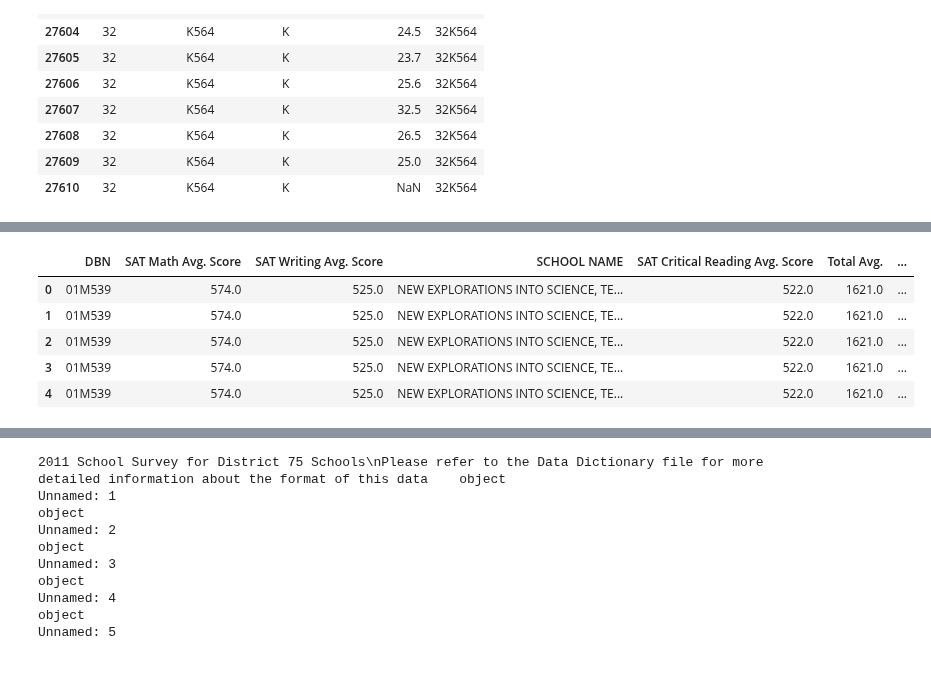
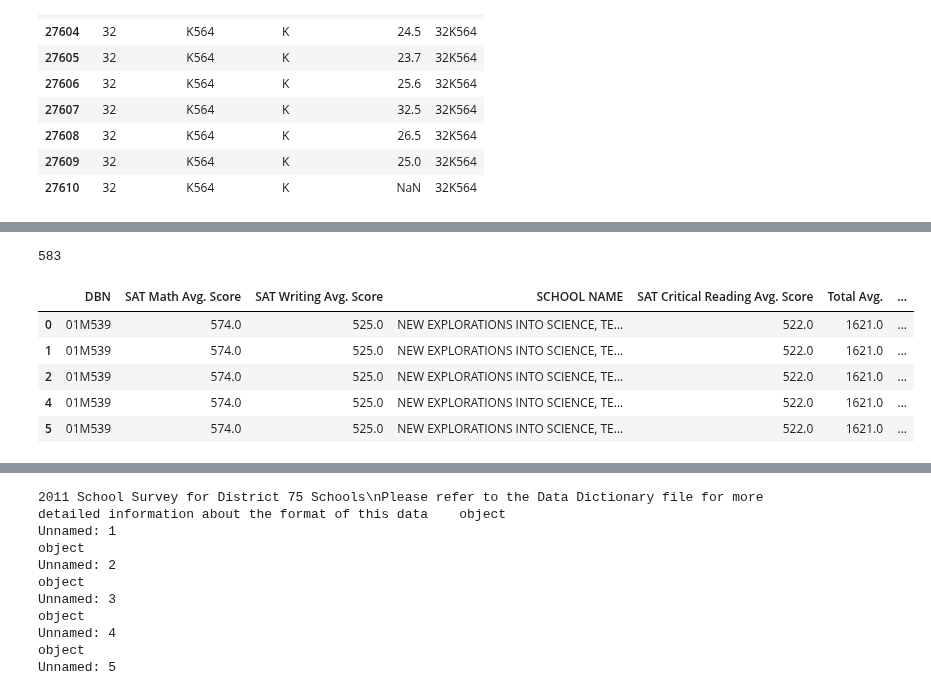
Before and after one commit to ckyko/CSC59970Project, a Jupyter notebook: school_scores.ipynb, the cells around one changed output, grey strips where cells are left out. Saved outputs shown, nothing was run; the diff lists cells and outputs as text; code cells hidden in the pictures.

```diff
--- a/school_scores.ipynb
+++ b/school_scores.ipynb
@@ -300,12 +325,16 @@ cl_size.tail(10)
 # %%
-comb = pd.merge(sat, math_g, on='DBN')
-comb = pd.merge(comb, r_ap, on = 'DBN')
-comb = pd.merge(comb, cl_size, on = 'DBN')
+comb = pd.merge(sat, math_g, how = 'inner', on='DBN')
+comb = pd.merge(comb, r_ap, how = 'inner', on = 'DBN')
+comb = pd.merge(comb, cl_size, how = 'inner', on = 'DBN')
+comb = comb.dropna()
+comb = comb.drop_duplicates()
+print(len(comb))
 comb.head()
 # %% [output]
+583
 |  | DBN | SAT Math Avg. Score | SAT Writing Avg. Score | SCHOOL NAME | SAT Critical Reading Avg. Score | Total Avg. | ... |
 | 0 | 01M539 | 574.0 | 525.0 | NEW EXPLORATIONS INTO SCIENCE, TE... | 522.0 | 1621.0 | ... |
 | 1 | 01M539 | 574.0 | 525.0 | NEW EXPLORATIONS INTO SCIENCE, TE... | 522.0 | 1621.0 | ... |
 | 2 | 01M539 | 574.0 | 525.0 | NEW EXPLORATIONS INTO SCIENCE, TE... | 522.0 | 1621.0 | ... |
-| 3 | 01M539 | 574.0 | 525.0 | NEW EXPLORATIONS INTO SCIENCE, TE... | 522.0 | 1621.0 | ... |
 | 4 | 01M539 | 574.0 | 525.0 | NEW EXPLORATIONS INTO SCIENCE, TE... | 522.0 | 1621.0 | ... |
+| 5 | 01M539 | 574.0 | 525.0 | NEW EXPLORATIONS INTO SCIENCE, TE... | 522.0 | 1621.0 | ... |
```
Also changed, not shown: parts of 12 cells of this notebook.
